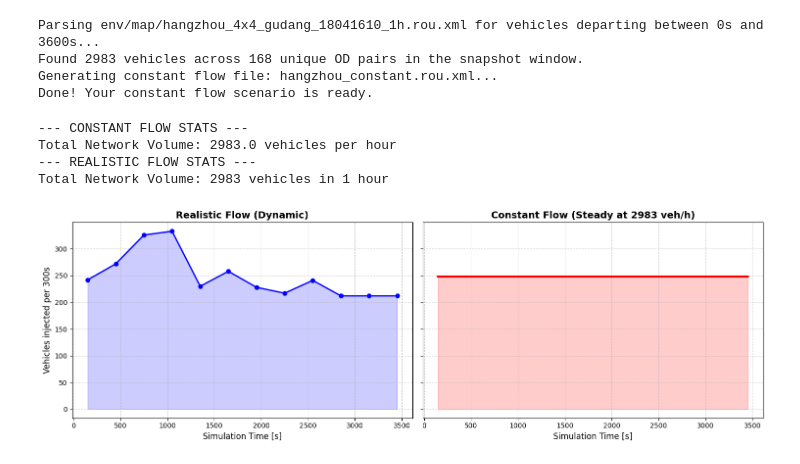
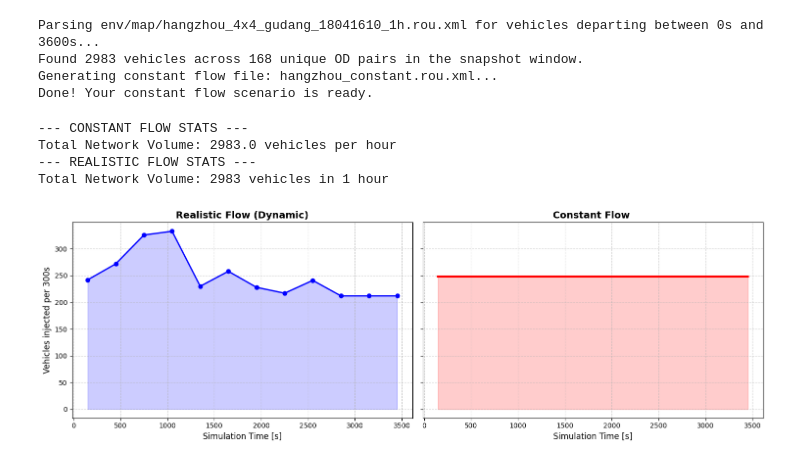
Before and after one commit to wissem18/MacLight, a Jupyter notebook: instr_notebook.ipynb, the cells around one changed output. Saved outputs shown, nothing was run; the diff lists cells and outputs as text; code cells hidden in the pictures.

```diff
--- a/instr_notebook.ipynb
+++ b/instr_notebook.ipynb
@@ -278,32 +278,32 @@ print(f"Total Network Volume: {len(realistic_departures)} vehicles in 1 hour")
 bins = np.arange(0, SIM_TIME + BIN_SIZE, BIN_SIZE)
 real_counts, _ = np.histogram(realistic_departures, bins=bins)
 bin_centers = bins[:-1] + (BIN_SIZE / 2)
 
 # --- 4. PLOT FOR YOUR PAPER (Side-by-Side) ---
 fig, (ax1, ax2) = plt.subplots(1, 2, figsize=(15, 5), sharey=True)
 
 # Plot 1: Realistic Flow
 ax1.plot(bin_centers, real_counts, marker='o', color='blue', linewidth=2, label="Realistic Demand")
 ax1.fill_between(bin_centers, real_counts, color='blue', alpha=0.2)
 ax1.set_title("Realistic Flow (Dynamic)", fontsize=14, fontweight='bold')
 ax1.set_xlabel("Simulation Time [s]", fontsize=12)
 ax1.set_ylabel(f"Vehicles injected per {BIN_SIZE}s", fontsize=12)
 ax1.grid(True, linestyle='--', alpha=0.6)
 
 # Plot 2: Constant Flow
 # The constant flow is a flat line across all bins
 constant_line = [constant_cars_per_bin] * len(bin_centers)
 ax2.plot(bin_centers, constant_line, color='red', linewidth=3, label="Constant Demand")
 ax2.fill_between(bin_centers, constant_line, color='red', alpha=0.2)
-ax2.set_title(f"Constant Flow (Steady at {int(total_hourly_volume)} veh/h)", fontsize=14, fontweight='bold')
+ax2.set_title(f"Constant Flow ", fontsize=14, fontweight='bold')
 ax2.set_xlabel("Simulation Time [s]", fontsize=12)
 ax2.grid(True, linestyle='--', alpha=0.6)
 
 plt.tight_layout()
 plt.show()
 # %% [output]
 --- CONSTANT FLOW STATS ---
 Total Network Volume: 2983.0 vehicles per hour
 --- REALISTIC FLOW STATS ---
 Total Network Volume: 2983 vehicles in 1 hour
-[figure, old version]
+[figure, new version]
```
Also changed, not shown: 7 other files.
